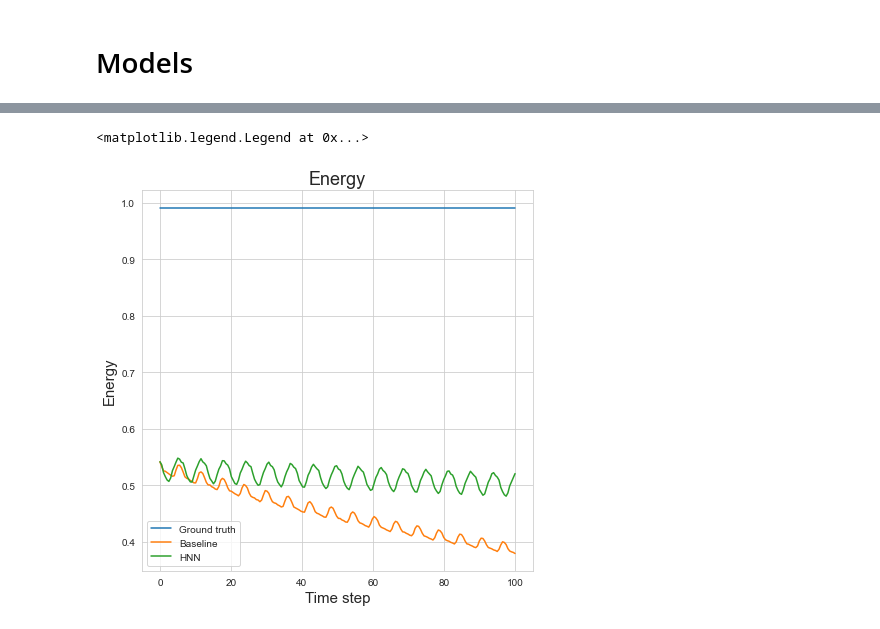
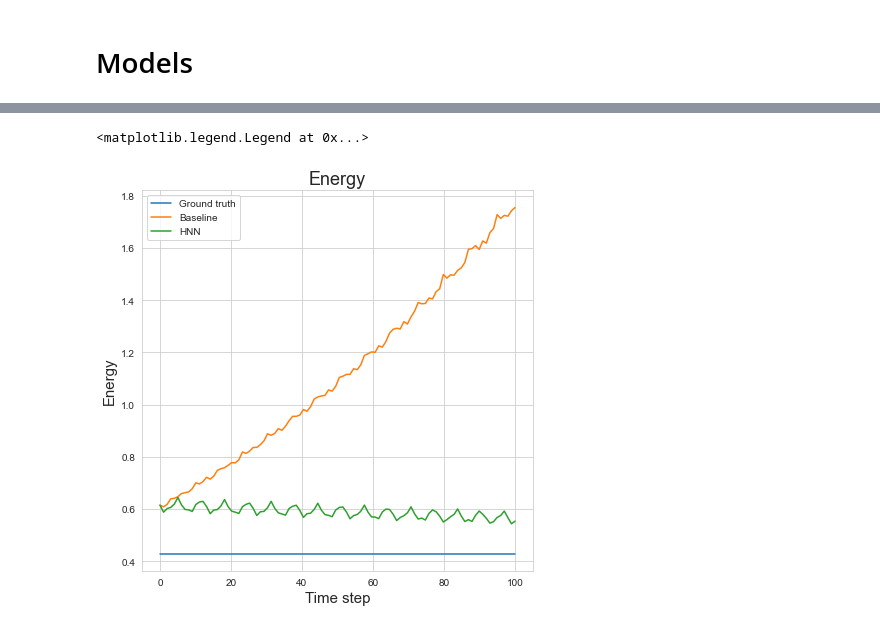
Before and after one commit to szmate00/elte_advanced_ml_lab, a Jupyter notebook: Project/mass_spring.ipynb, the cells around one changed output, grey strips where cells are left out. Saved outputs shown, nothing was run; the diff lists cells and outputs as text; code cells hidden in the pictures.

```diff
--- a/Project/mass_spring.ipynb
+++ b/Project/mass_spring.ipynb
@@ -68,7 +68,7 @@ def diff_hnn(model, qp):
 # energies
 energies = np.random.uniform(0.2, 1, 50)
 # %%
-q, p, q_dot, p_dot = mass_spring(energies, [0, 100], 200)
+q, p, q_dot, p_dot = mass_spring(energies, [0, 100], 100)
 # %%
 plt.figure(figsize=(6,6))
 
@@ -112,7 +112,7 @@ optimizer2 = optim.Adam(hnn_model.parameters(), lr=1e-3)
 # %%
 %%time
 # baseline training
-for epoch in range(150):
+for epoch in range(100):
 
     running_loss = 0.0
     for i, data in enumerate(trainloader, 0):
@@ -148,7 +146,7 @@ Wall time: 1.1 s
 # %%
 %%time
 # HNN training
-for epoch in range(150):
+for epoch in range(100):
 
     running_loss = 0.0
     for i, data in enumerate(trainloader, 0):
@@ -199,10 +195,10 @@ test_X = test_y.to("cpu").clone().detach().numpy()
 test_y = test_y.to("cpu").clone().detach().numpy()
 # %%
-t_eval = np.sort(np.linspace(0, 100, 200))
+t_eval = np.sort(np.linspace(0, 100, 100))
 trajectory_num = 2
 
-pred_hnn = solve_ivp(fun=hnn_func, t_span=[0, 100], y0=test_X[trajectory_num][0], t_eval=np.sort(t_eval))
-pred_baseline = solve_ivp(fun=baseline_func, t_span=[0, 100], y0=test_X[trajectory_num][0], t_eval=np.sort(t_eval))
+pred_hnn = solve_ivp(fun=hnn_func, t_span=[0, 100], y0=test_y[trajectory_num][0], t_eval=np.sort(t_eval))
+pred_baseline = solve_ivp(fun=baseline_func, t_span=[0, 100], y0=test_y[trajectory_num][0], t_eval=np.sort(t_eval))
 # %%
 plt.figure(figsize=(20,7))
 
@@ -252,13 +248,13 @@ plt.legend()
 # %%
 plt.figure(figsize=(7,7))
 
 plt.plot(np.sort(t_eval), [energies[trajectory_num] for i in t_eval], label='Ground truth')
-plt.plot(np.sort(t_eval), [hamiltonian(pred_baseline['y'].T[i]) for i in range(200)], label='Baseline')
-plt.plot(np.sort(t_eval),  [hamiltonian(pred_hnn['y'].T[i]) for i in range(200)], label='HNN')
+plt.plot(np.sort(t_eval), [hamiltonian(pred_baseline['y'].T[i]) for i in range(100)], label='Baseline')
+plt.plot(np.sort(t_eval),  [hamiltonian(pred_hnn['y'].T[i]) for i in range(100)], label='HNN')
 plt.xlabel('Time step', size=15)
 plt.ylabel('Energy', size=15)
 plt.title('Energy', size=18)
 plt.legend()
 # %% [output]
 <matplotlib.legend.Legend at 0x...>
-[figure, old version]
+[figure, new version]
```
Also changed, not shown: parts of 7 cells of this notebook.
